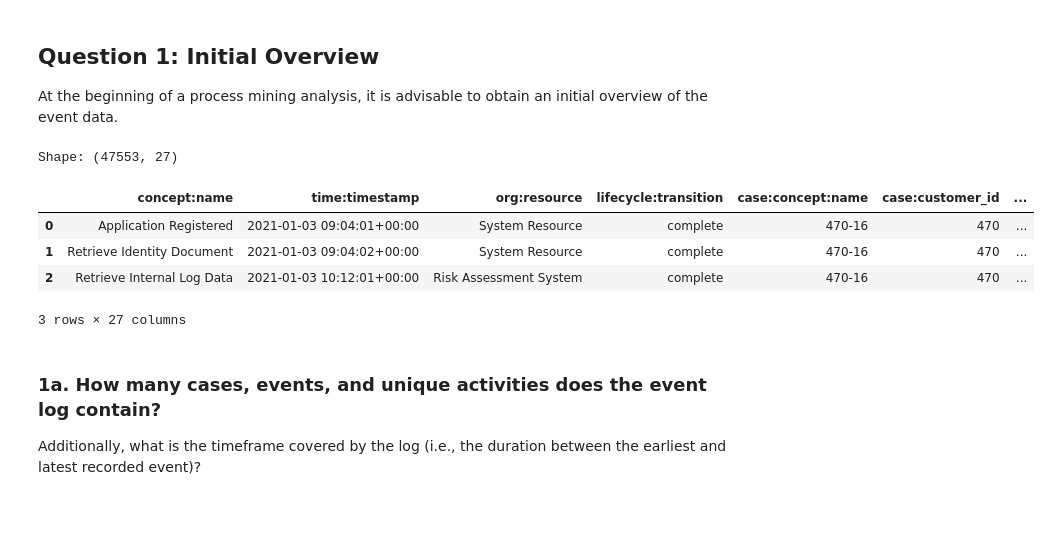
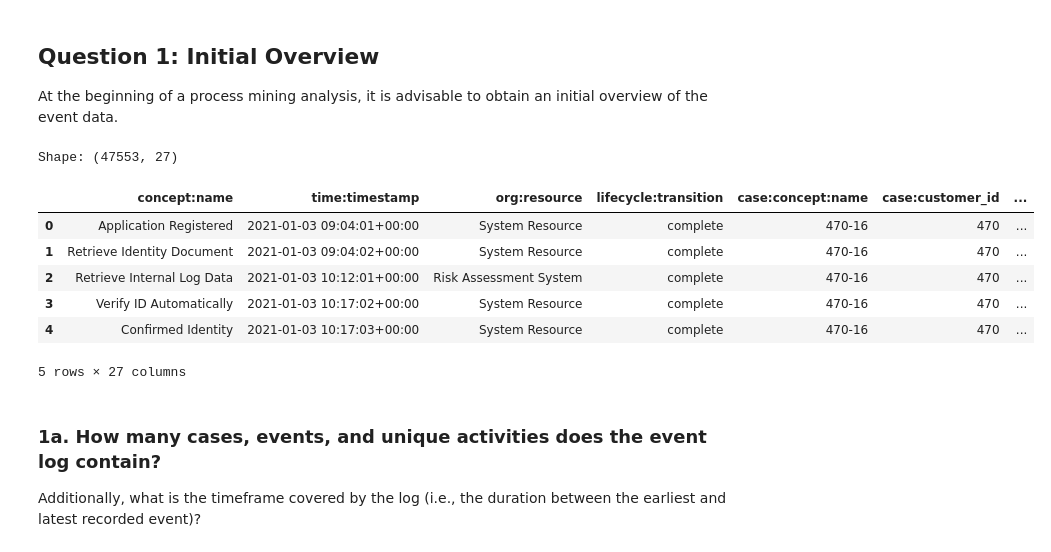
Before and after one commit to y2knz/apwmgroup1, a Jupyter notebook: group_1_notebook.ipynb, the cells around one changed output. Saved outputs shown, nothing was run; the diff lists cells and outputs as text; code cells hidden in the pictures; blank space fills up the shorter version.

```diff
--- a/group_1_notebook.ipynb
+++ b/group_1_notebook.ipynb
@@ -37,14 +40,16 @@ mla_rejected_customers = pm4py.read_xes('Event Logs/mla-rejected-customers.xes')
 At the beginning of a process mining analysis, it is advisable to obtain an initial overview of the event data.
 # %%
 print(f'Shape: {all_log.shape}')
-all_log.head(3)
+all_log.head(5)
 # %% [output]
 Shape: (47553, 27)
 |  | concept:name | time:timestamp | org:resource | lifecycle:transition | case:concept:name | case:customer_id | ... |
 | 0 | Application Registered | 2021-01-03 09:04:01+00:00 | System Resource | complete | 470-16 | 470 | ... |
 | 1 | Retrieve Identity Document | 2021-01-03 09:04:02+00:00 | System Resource | complete | 470-16 | 470 | ... |
 | 2 | Retrieve Internal Log Data | 2021-01-03 10:12:01+00:00 | Risk Assessment System | complete | 470-16 | 470 | ... |
+| 3 | Verify ID Automatically | 2021-01-03 10:17:02+00:00 | System Resource | complete | 470-16 | 470 | ... |
+| 4 | Confirmed Identity | 2021-01-03 10:17:03+00:00 | System Resource | complete | 470-16 | 470 | ... |
-3 rows × 27 columns
+5 rows × 27 columns
 # %% [markdown]
 ### <b>1a.</b> How many cases, events, and unique activities does the event log contain?
 
```
Also changed, not shown: parts of 40 cells of this notebook, 8 other files.
